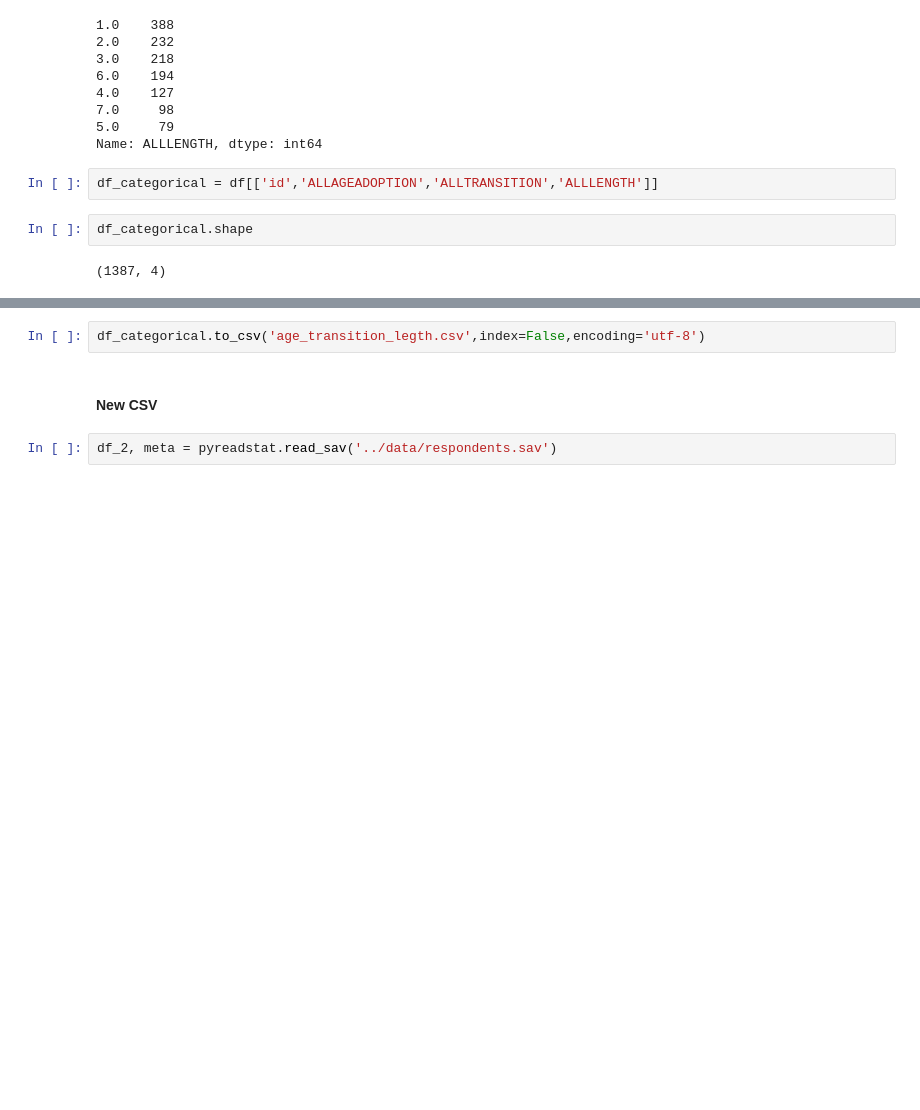
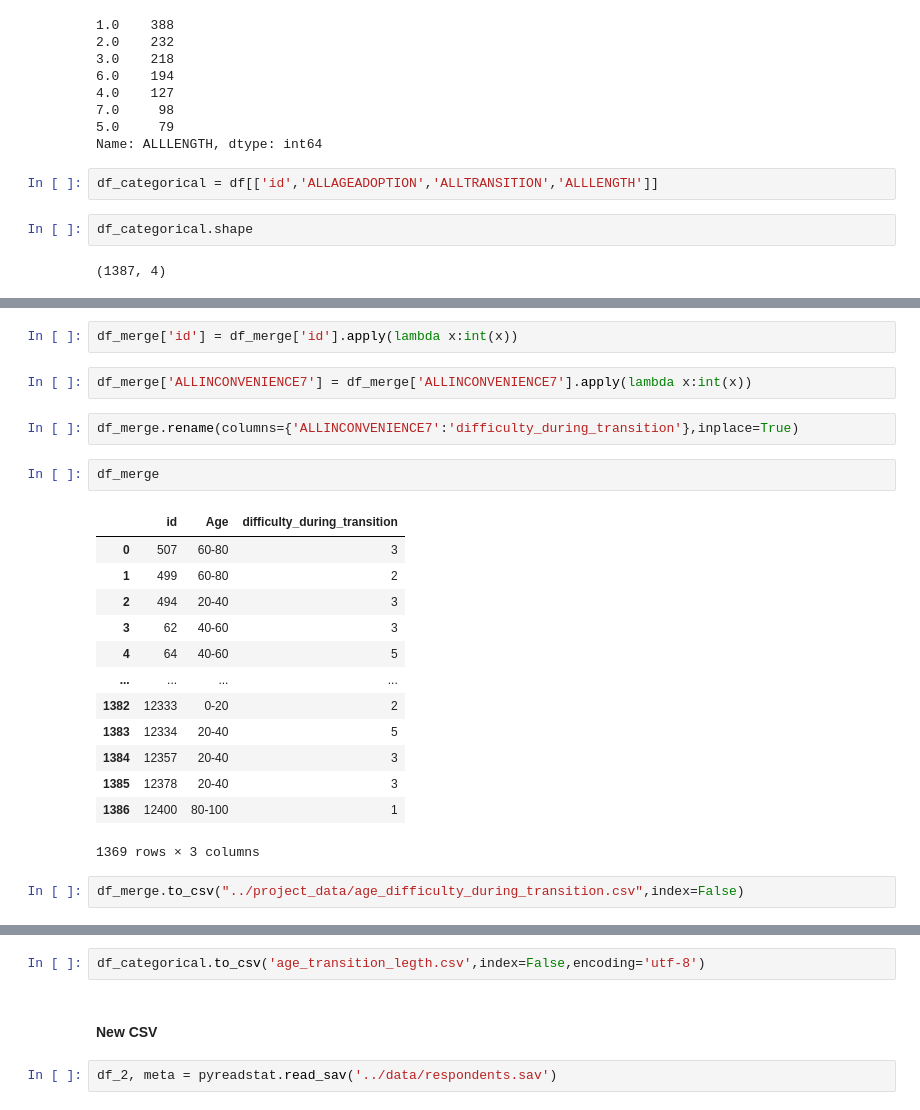
Before and after one commit to krips2398/vegan-planet, a Jupyter notebook: data_transformation/data_transformation_3.ipynb, the cells around one changed output, grey strips where cells are left out. Cells and saved outputs as stored; diff of their text form; blank space fills up the shorter version.

```diff
--- a/data_transformation/data_transformation_3.ipynb
+++ b/data_transformation/data_transformation_3.ipynb
@@ -696,0 +738,24 @@ Name: ALLTRANSITION, dtype: int64
+# %%
+df_merge['id'] = df_merge['id'].apply(lambda x:int(x))
+# %%
+df_merge['ALLINCONVENIENCE7'] = df_merge['ALLINCONVENIENCE7'].apply(lambda x:int(x))
+# %%
+df_merge.rename(columns={'ALLINCONVENIENCE7':'difficulty_during_transition'},inplace=True)
+# %%
+df_merge
+# %% [output]
+|  | id | Age | difficulty_during_transition |
+| 0 | 507 | 60-80 | 3 |
+| 1 | 499 | 60-80 | 2 |
+| 2 | 494 | 20-40 | 3 |
+| 3 | 62 | 40-60 | 3 |
+| 4 | 64 | 40-60 | 5 |
+| ... | ... | ... | ... |
+| 1382 | 12333 | 0-20 | 2 |
+| 1383 | 12334 | 20-40 | 5 |
+| 1384 | 12357 | 20-40 | 3 |
+| 1385 | 12378 | 20-40 | 3 |
+| 1386 | 12400 | 80-100 | 1 |
+1369 rows × 3 columns
+# %%
+df_merge.to_csv("../project_data/age_difficulty_during_transition.csv",index=False)
```
Also changed, not shown: parts of 31 cells of this notebook, 6 other files.
